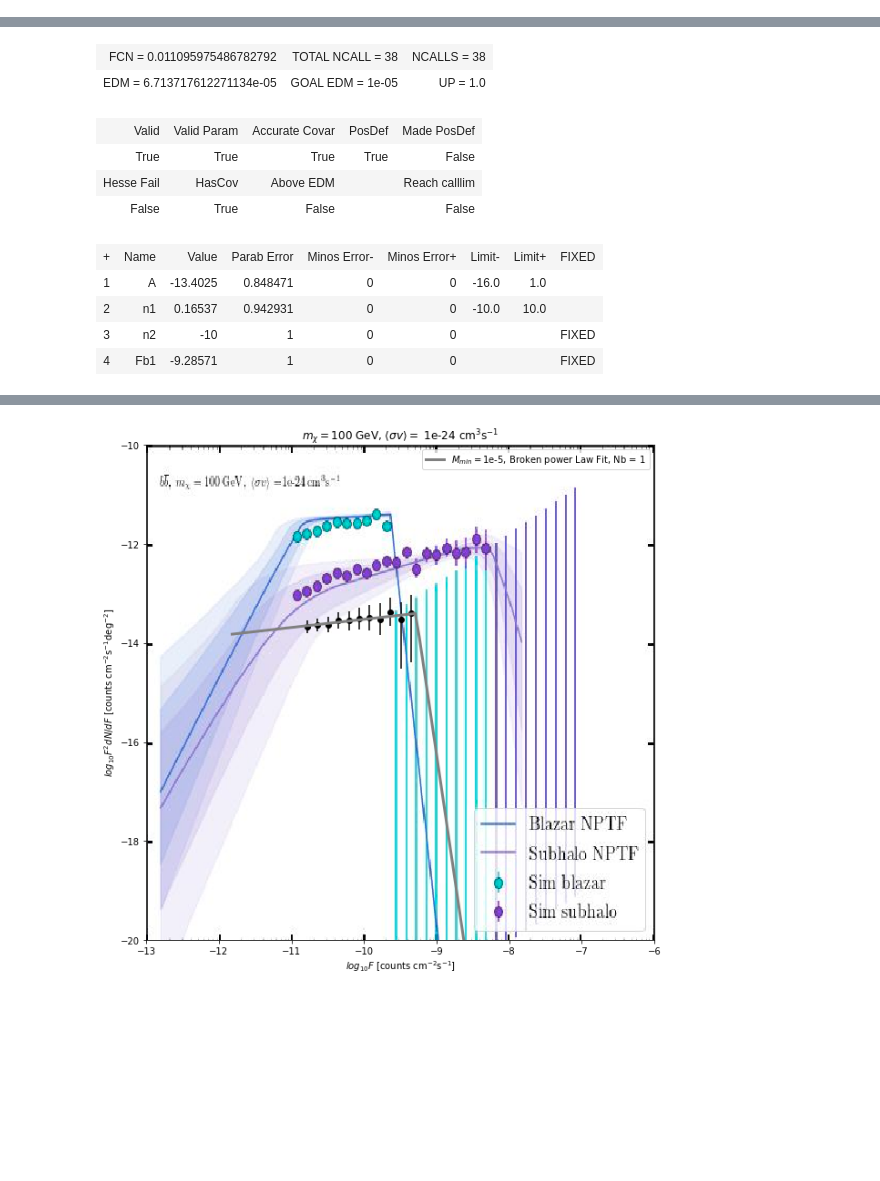
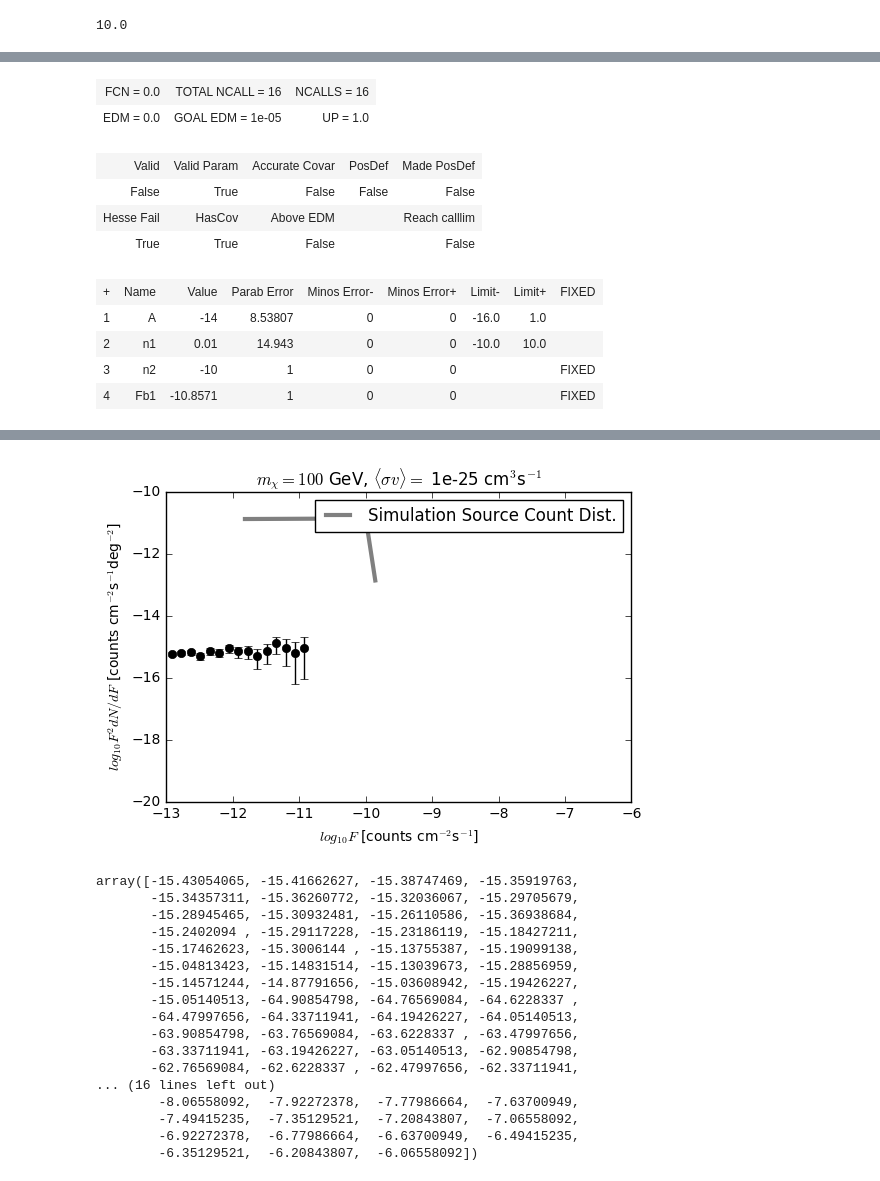
Before and after one commit to jeansom/Subhalos, a Jupyter notebook: Subhalos/SubhalosModular.ipynb, the cells around one changed output, grey strips where cells are left out. Cells and saved outputs as stored; diff of their text form; code cells hidden in the pictures; blank space fills up the shorter version.

```diff
--- a/Subhalos/SubhalosModular.ipynb
+++ b/Subhalos/SubhalosModular.ipynb
@@ -43,11 +44,11 @@ area_rat = (len(mask[~mask]))/len(mask)
 # Defining some constants
 r_s = 199 # scale radius, [kpc]
 alpha = 0.678
-N_calib = 300. # Number of subhalos with masses 10^8 - 10^10 M_sun
+N_calib = 150. # Number of subhalos with masses 10^8 - 10^10 M_sun
 M_MW = 1.1e12 # [M_s]
 mMin_calib = 1e8 # [M_s]
 mMax_calib = 1e10 # [M_s]
-mMin = 1e-5*M_MW
+mMin = 1e-9*M_MW
 mMax = 0.01*M_MW # [M_s]
 min_flux =np.log10(1./(np.sum(exposure[~mask])/len(exposure[~mask])))
 # %%
@@ -58,8 +59,10 @@ def dNdm_func(m): # Subhalo mass function
 N_subs = round(N_calib / ( -.9**(-1) * (mMax_calib**(-.9) - mMin_calib**(-.9))) * -.9**(-1) * (mMax**(-.9) - mMin**(-.9))) # Total number of subhalos
 N_subs = np.random.poisson(N_subs)
 print(N_subs)
+
+m_arr = np.logspace(np.log10(mMin), np.log10(mMax), 8000) # mass values to test
 def mCDFInv(r):
-    return ( m_arr[0]**(-.9) - (m_arr[0]**(-.9) - m_arr[-1]**(-.9))*r )**(-1/.9)
+    return ( m_arr[0]**(-.9) - (m_arr[0]**(-.9) - m_arr[-1]**(-.9))*r)**(-1/.9)
 
 rho_s2 = float(N_subs) / quad(lambda x: 4 * np.pi * x**2 * np.exp( -2./alpha * ( (x/r_s)**(alpha) - 1)), 0, constants.r_vir)[0]
 def rho_Ein(r): # Einasto density Profile
@@ -69,8 +72,7 @@ def rho_Ein(r): # Einasto density Profile
 # %%
-r_arr = np.logspace(0, np.log10(2000), 60500) # radius values to test
+r_arr = np.logspace(0, np.log10(260), 60500) # radius values to test
 r_sampler = InverseTransform.InverseTransform(lambda r: r**2 * rho_Ein(r), r_arr, nsamples=N_subs)
-m_arr = np.logspace(np.log10(mMin), np.log10(mMax), 80000) # mass values to test
-m_sampler = InverseTransform.InverseTransform(dNdm_func, m_arr, nsamples=N_subs)
+m_sampler = InverseTransform.InverseTransform(dNdm_func, m_arr, nsamples=N_subs, cdfinv=mCDFInv)
 # %%
 PS_arr = []
 F_arr = []
@@ -116,5 +101,9 @@ plt.legend()
+# %%
+print(np.mean(PS_set.c))
+# %% [output]
+10.0
 # %%
-min_flux_ind = np.argmin(np.abs(flux_bins - 10.**(min_flux)))
+min_flux_ind = np.argmin(np.abs(flux_bins - 0)) #10.**(min_flux)))
 flux_bins2 = flux_bins[min_flux_ind:]
 F_arr = np.array(F_arr).astype(float)
 for i in range(len(F_arr)):
@@ -127,46 +116,65 @@ dF = np.diff(flux_bins2)
 dN = np.array(F_ave)/(4*np.pi*(180/np.pi)**2*area_rat)
 F = (np.array(flux_bins2)[:-1]+np.array(flux_bins2)[1:])/2.
 # %%
-plt.figure(figsize=(10,10))
-img = plt.imread("../LauraF2dNdF/100"+str(xsec)+".png")
-plt.imshow(img, extent=[-13,-6, -20,-10], aspect='auto')
+#plt.figure(figsize=(5,5))
+#img = plt.imread("../LauraF2dNdF/100"+str(xsec)+".png")
+#plt.imshow(img, extent=[-13,-6, -20,-10], aspect='auto')
 
 poisson = (trials==1)
 
 yerr_up = (AssortedFunctions.PandGErrors(F_arr, poisson))[1][min_flux_ind:]
 yerr_up = yerr_up/np.log(10) / dN /(4*np.pi*(180/np.pi)**2*area_rat)
 
 yerr_dn = (AssortedFunctions.PandGErrors(F_arr, poisson))[0][min_flux_ind:]
 yerr_dn = yerr_dn/np.log(10) / dN /(4*np.pi*(180/np.pi)**2*area_rat)
 delta_flux = max_flux - min_flux
 exec(PowerLaw.genMinuitString( Nb, "-14", "(-16,1)", "1.", "0.01", "(-10.,10.)", "1e-3", "-0.5", "(0, "+str(delta_flux)+")", ".1", "-10.", str(max_flux), vmin=min_flux, vmax=max_flux ))
 minuit.migrad()
 results = []
 for val in minuit.values:
     results.append(minuit.values[val])
 plt.errorbar(myLog(F), myLog(F**2*dN/dF), yerr=[yerr_up, yerr_dn], fmt='o', c="black")
 F_test = np.logspace(min_flux-1, max_flux+1, 8*8)
-plt.plot(myLog(F_test), PowerLaw.simple_power(myLog(F_test), *results), zorder=5, linewidth=3, c="grey", label="$M_{min}=$1e-5, Broken power Law Fit, Nb = " +str(Nb))
+plt.plot(myLog(F_test), PowerLaw.simple_power(myLog(F_test), *results), zorder=5, linewidth=3, c="grey", label="Simulation Source Count Dist.") #$M_{min}=$1e-5, Broken power Law Fit, Nb = " +str(Nb))
 plt.xlim(-13, -6)
 plt.ylim(-20, -10)
 plt.title("$m_{\chi} = "+str(marr[0])+"$ GeV, $\\langle \sigma v \\rangle =$ "+str(xsec)+" cm$^3$s$^{-1}$")
 plt.ylabel("$log_{10} F^2dN/dF$ [counts cm$^{-2}$s$^{-1}$deg$^{-2}$]")
 plt.xlabel("$log_{10} F$ [counts cm$^{-2}$s$^{-1}$]")
 plt.legend()
 plt.show()
 plt.close()
+print(repr(myLog(F**2*dN/dF)))
+print(repr(myLog(F)))
 # %% [output]
 [interactive output not drawn]
-| FCN = 0.011095975486782792 | TOTAL NCALL = 38 | NCALLS = 38 |
-| EDM = 6.713717612271134e-05 | GOAL EDM = 1e-05 | UP = 1.0 |
+| FCN = 0.0 | TOTAL NCALL = 16 | NCALLS = 16 |
+| EDM = 0.0 | GOAL EDM = 1e-05 | UP = 1.0 |
 | Valid | Valid Param | Accurate Covar | PosDef | Made PosDef |
-| True | True | True | True | False |
+| False | True | False | False | False |
 | Hesse Fail | HasCov | Above EDM |  | Reach calllim |
-| False | True | False |  | False |
+| True | True | False |  | False |
 | + | Name | Value | Parab Error | Minos Error- | Minos Error+ | Limit- | Limit+ | FIXED |
-| 1 | A | -13.4025 | 0.848471 | 0 | 0 | -16.0 | 1.0 |  |
-| 2 | n1 | 0.16537 | 0.942931 | 0 | 0 | -10.0 | 10.0 |  |
+| 1 | A | -14 | 8.53807 | 0 | 0 | -16.0 | 1.0 |  |
+| 2 | n1 | 0.01 | 14.943 | 0 | 0 | -10.0 | 10.0 |  |
 | 3 | n2 | -10 | 1 | 0 | 0 |  |  | FIXED |
-| 4 | Fb1 | -9.28571 | 1 | 0 | 0 |  |  | FIXED |
+| 4 | Fb1 | -10.8571 | 1 | 0 | 0 |  |  | FIXED |
 [interactive output not drawn]
-[figure, old version]
+[figure, new version]
+array([-15.43054065, -15.41662627, -15.38747469, -15.35919763,
+       -15.34357311, -15.36260772, -15.32036067, -15.29705679,
+       -15.28945465, -15.30932481, -15.26110586, -15.36938684,
+       -15.2402094 , -15.29117228, -15.23186119, -15.18427211,
+       -15.17462623, -15.3006144 , -15.13755387, -15.19099138,
+       -15.04813423, -15.14831514, -15.13039673, -15.28856959,
+       -15.14571244, -14.87791656, -15.03608942, -15.19426227,
+       -15.05140513, -64.90854798, -64.76569084, -64.6228337 ,
+       -64.47997656, -64.33711941, -64.19426227, -64.05140513,
+       -63.90854798, -63.76569084, -63.6228337 , -63.47997656,
+       -63.33711941, -63.19426227, -63.05140513, -62.90854798,
+       -62.76569084, -62.6228337 , -62.47997656, -62.33711941,
+... (16 lines left out)
+        -8.06558092,  -7.92272378,  -7.77986664,  -7.63700949,
+        -7.49415235,  -7.35129521,  -7.20843807,  -7.06558092,
+        -6.92272378,  -6.77986664,  -6.63700949,  -6.49415235,
+        -6.35129521,  -6.20843807,  -6.06558092])
```
Also changed, not shown: parts of 18 cells of this notebook, 45 other files.
